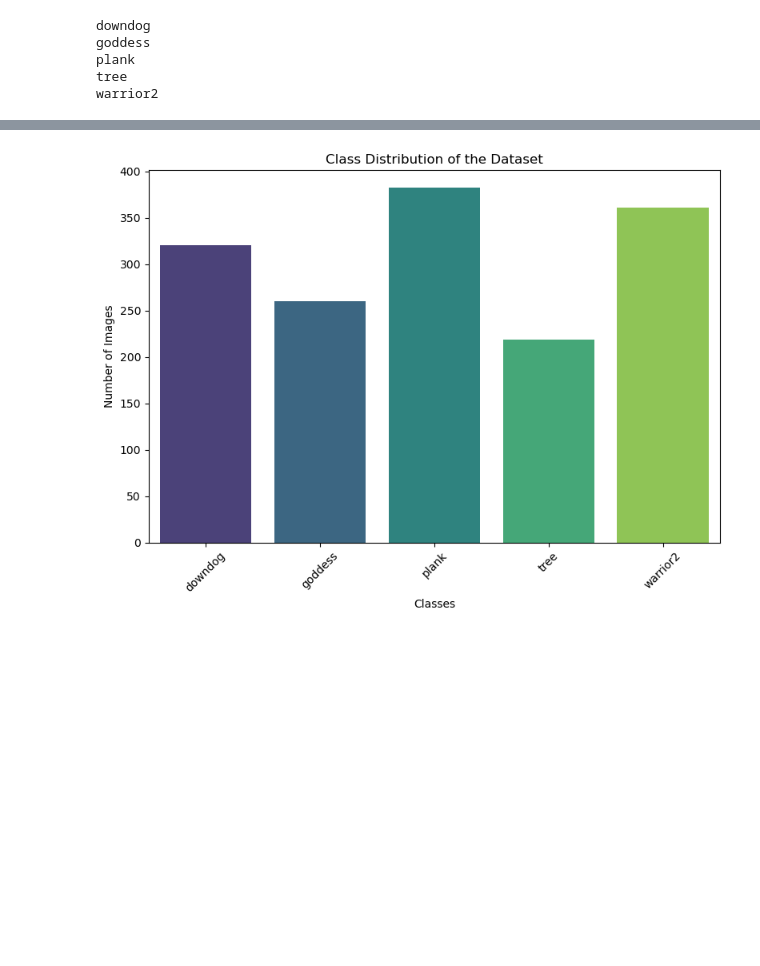
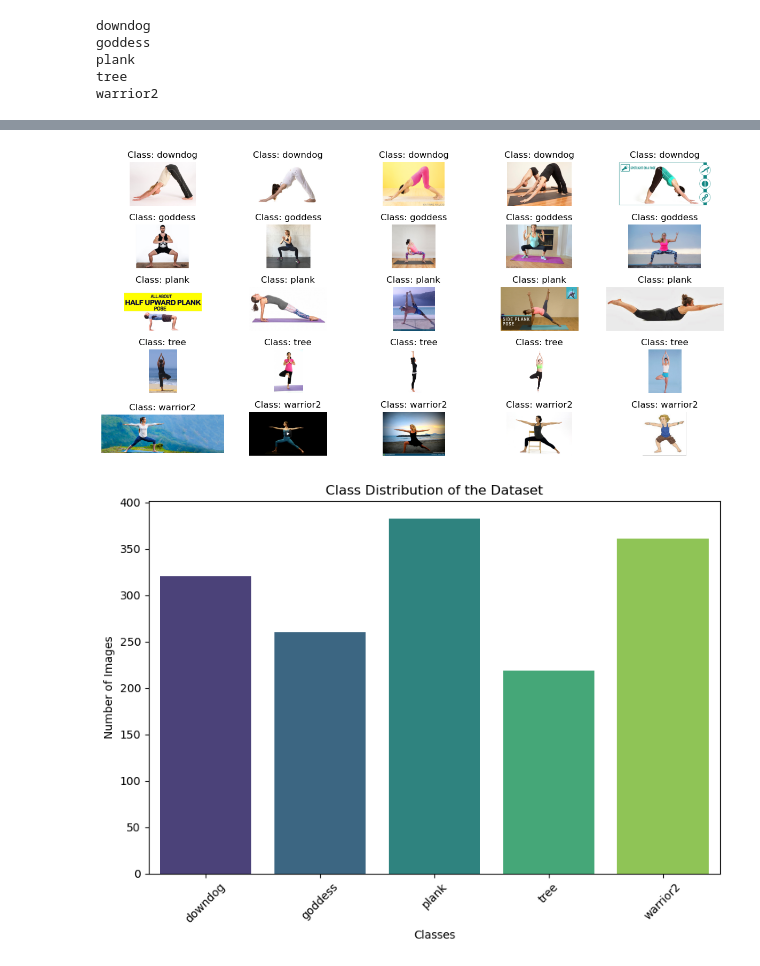
Before and after one commit to Aishwarya-Ubale/YogaPoseDetection, a Jupyter notebook: AnnotationForKeyPointDetection.ipynb, the cells around one changed output, grey strips where cells are left out. Saved outputs shown, nothing was run; the diff lists cells and outputs as text; code cells hidden in the pictures; blank space fills up the shorter version.

```diff
--- a/AnnotationForKeyPointDetection.ipynb
+++ b/AnnotationForKeyPointDetection.ipynb
@@ -372,3 +372,45 @@ display_random_images_in_grid(train_directory)
+# %%
+def display_first_images_in_grid(class_directory, num_images_per_class=5):
+    class_folders = sorted(os.listdir(class_directory))
+    num_classes = len(class_folders)
+
+    rows = num_images_per_class
+    cols = (num_classes * num_images_per_class + rows - 1) // rows
+
+    fig, axes = plt.subplots(rows, cols, figsize=(12, 6))
+
+    if isinstance(axes, np.ndarray):
+        axes = axes.flatten()
+    else:
+        axes = [axes]
+
+    for i, class_folder in enumerate(class_folders):
+        class_path = os.path.join(class_directory, class_folder)
+        image_files = os.listdir(class_path)
+
+        # Display the first few images from each class folder
+        for j in range(num_images_per_class):
+            if j < len(image_files):  # Check if there are enough images in the class folder
+                image_path = os.path.join(class_path, image_files[j])
+                img = Image.open(image_path)
+
+                # Display image in the corresponding subplot
+                axes[i * num_images_per_class + j].imshow(img)
+                axes[i * num_images_per_class + j].set_title(f"Class: {class_folder}")
+                axes[i * num_images_per_class + j].axis('off')
+
+    # Hide empty subplots
+    for k in range(num_classes * num_images_per_class, rows * cols):
+        axes[k].axis('off')
+        axes[k].set_visible(False)
+
+    plt.tight_layout()
+    plt.show()
+
+train_directory = "C:\\Users\\AISHWARYA UBALE\\Downloads\\archive (6)\\DATASET\\TRAIN"
+display_first_images_in_grid(train_directory, num_images_per_class=5)
+# %% [output]
+[figure, added]
 # %%
 ##CLASS Distribution
 # %%
```
Also changed, not shown: parts of 8 cells of this notebook, 1 other file.
